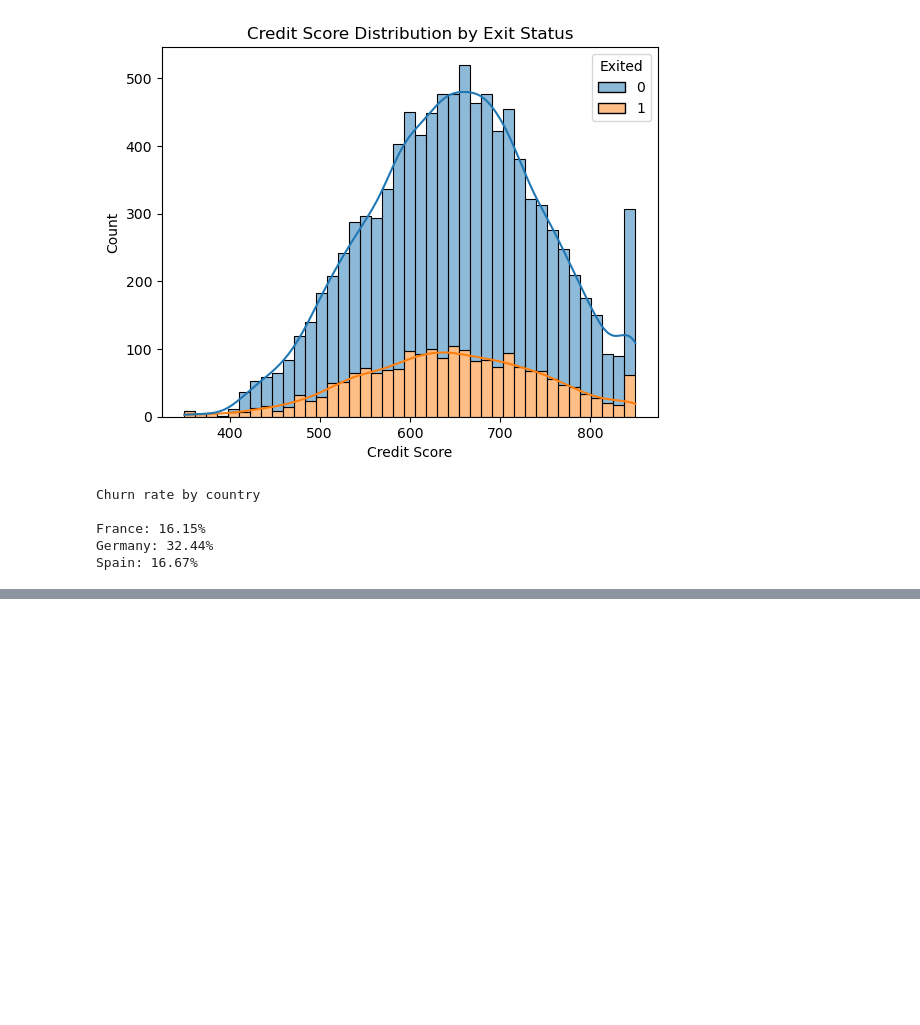
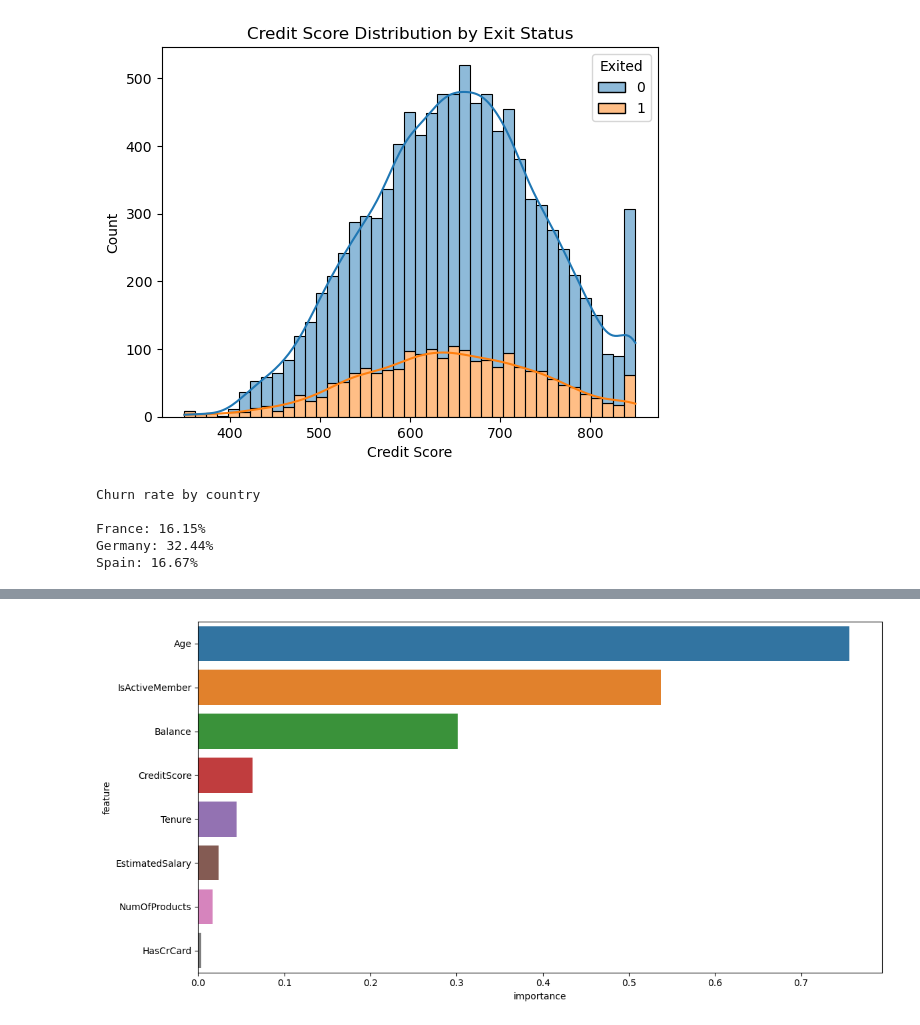
Before and after one commit to manishrawal95/Bank-Churn-Analysis, a Jupyter notebook: analysis.ipynb, the cells around one changed output, grey strips where cells are left out. Saved outputs shown, nothing was run; the diff lists cells and outputs as text; code cells hidden in the pictures; blank space fills up the shorter version.

Commit message:
logistic regression model

```diff
--- a/analysis.ipynb
+++ b/analysis.ipynb
@@ -136,0 +137,20 @@ Name: Exited, dtype: float64
+# %%
+features = ['CreditScore', 'Age', 'Tenure', 'Balance', 'NumOfProducts','HasCrCard','IsActiveMember','EstimatedSalary']
+target = ['Exited']
+
+x=df[features]
+y=df[target]
+# %%
+from sklearn.model_selection import train_test_split
+x_train, x_test, y_train, y_test = train_test_split (x,y, test_size = 0.2, random_state=42)
+# %%
+from sklearn.preprocessing import StandardScaler
+
+scaler = StandardScaler()
+x_train_scaled = scaler.fit_transform(x_train)
+x_test_scaled = scaler.fit_transform(x_test)
+# %%
+from sklearn.linear_model import LogisticRegression
+
+model = LogisticRegression()
+model.fit(x_train_scaled, y_train)
@@ -136,0 +179,12 @@ Name: Exited, dtype: float64
+# %%
+feature_importance = pd.DataFrame({'feature': features, 'importance': abs(model.coef_[0])})
+feature_importance = feature_importance.sort_values('importance', ascending=False)
+
+plt.figure(figsize=(12,6))
+sns.barplot(x='importance', y= 'feature', data = feature_importance)
+plt.xlabel = ('Importance')
+plt.ylabel = ('Feature')
+plt.tight_layout()
+plt.show()
+# %% [output]
+[figure, added]
```
Also changed, not shown: parts of 6 cells of this notebook.
